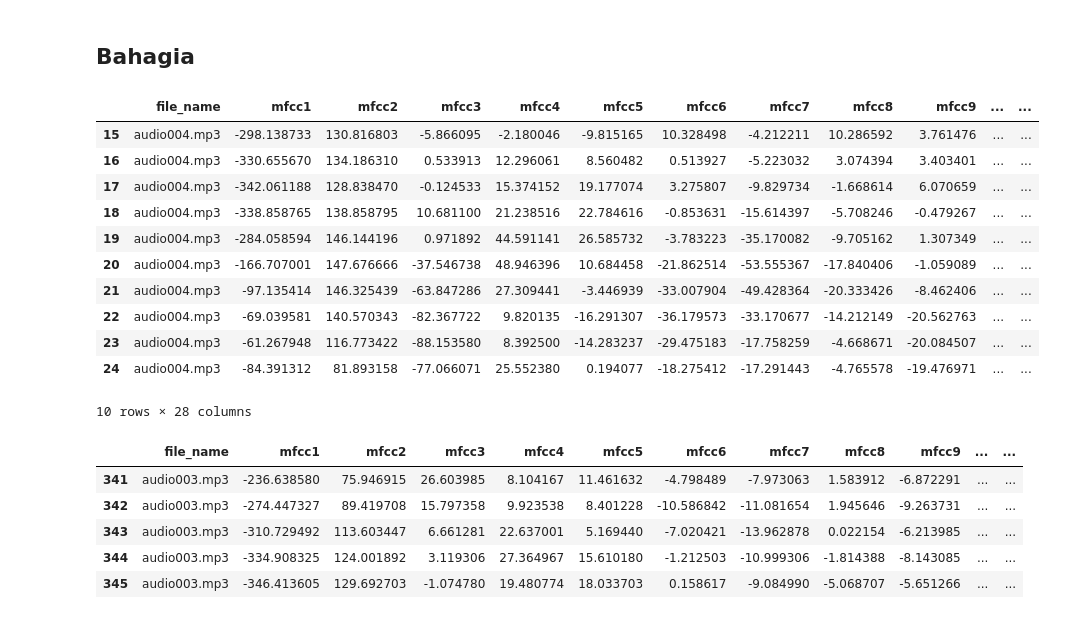
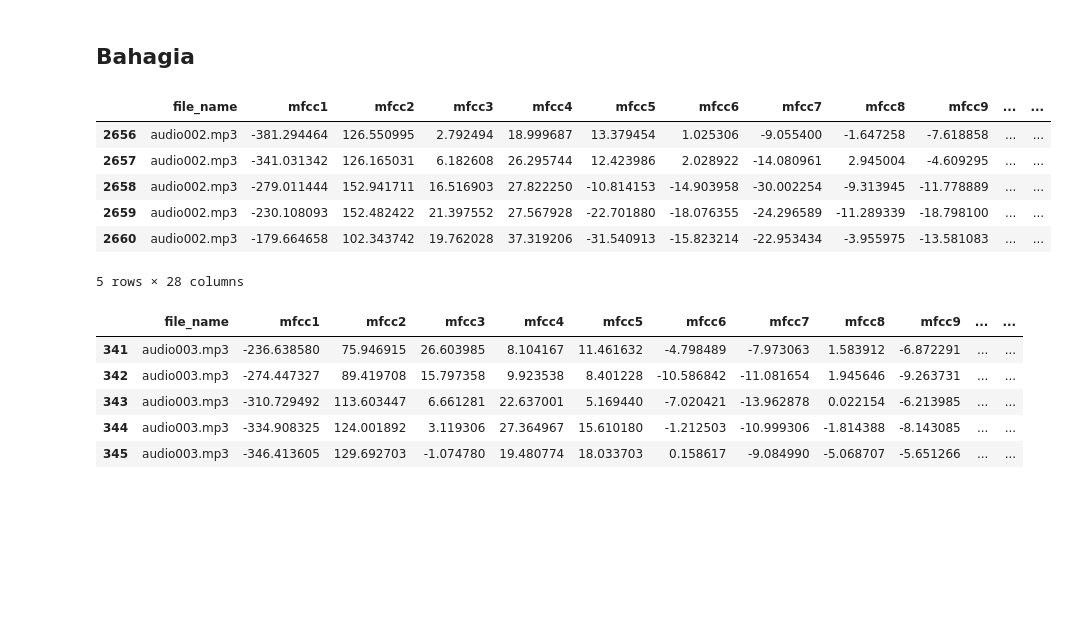
Before and after one commit to mwahid60/audio_preprocesing, a Jupyter notebook: emotion.ipynb, the cells around one changed output. Cells and saved outputs as stored; diff of their text form; code cells hidden in the pictures; blank space fills up the shorter version.

Commit message:
add audio and labeling

```diff
--- a/emotion.ipynb
+++ b/emotion.ipynb
@@ -122,50 +122,58 @@ df
 # **Audio Labeling**
 # %% [markdown]
 ## Bahagia
+# %%
+# Audio001 - Terkejut
+filltersuara = ((df["file_name"] == "audio001.mp3") &
+                 (df["duration"] >= "00:00:310") &
+                 (df["duration"] <= "00:01:425"))
+df.loc[filltersuara, 'terkejut'] = 3.2
+# %%
+# Audio002 - Terkejut
+filltersuara = ((df["file_name"] == "audio002.mp3") &
+                 (df["duration"] >= "00:00:80") &
+                 (df["duration"] <= "00:01:155"))
+df.loc[filltersuara, 'terkejut'] = 4.7
 # %%
-filter_004_01 = ((df["file_name"] == "audio004.mp3") &
+# Audio004 - Bahagia
+filltersuara = ((df["file_name"] == "audio004.mp3") &
                  (df["duration"] >= "00:00:020") &
                  (df["duration"] <= "00:00:380"))
-df.loc[filter_004_01, 'bahagia'] = 2.5
+df.loc[filltersuara, 'bahagia'] = 2.5
 
-filter_004_01 = ((df["file_name"] == "audio004.mp3") &
+filltersuara = ((df["file_name"] == "audio004.mp3") &
                  (df["duration"] >= "00:00:455") &
                  (df["duration"] <= "00:00:820"))
-df.loc[filter_004_01, 'bahagia'] = 2.5
+df.loc[filltersuara, 'bahagia'] = 2.5
 
-filter_004_01 = ((df["file_name"] == "audio004.mp3") &
+filltersuara = ((df["file_name"] == "audio004.mp3") &
                  (df["duration"] > "00:01:250") &
                  (df["duration"] <= "00:02:025"))
-df.loc[filter_004_01, 'bahagia'] = 2.6
+df.loc[filltersuara, 'bahagia'] = 2.6
 
-filter_004_01 = ((df["file_name"] == "audio004.mp3") &
+filltersuara = ((df["file_name"] == "audio004.mp3") &
                  (df["duration"] > "00:02:025") &
                  (df["duration"] <= "00:02:530"))
-df.loc[filter_004_01, 'bahagia'] = 3.2
+df.loc[filltersuara, 'bahagia'] = 3.2
 
-filter_004_01 = ((df["file_name"] == "audio004.mp3") &
+filltersuara = ((df["file_name"] == "audio004.mp3") &
                  (df["duration"] > "00:02:530") &
                  (df["duration"] <= "00:03:180"))
-df.loc[filter_004_01, 'bahagia'] = 4.6
+df.loc[filltersuara, 'bahagia'] = 4.6
 
-filter_004_01 = ((df["file_name"] == "audio004.mp3") &
+filltersuara = ((df["file_name"] == "audio004.mp3") &
                  (df["duration"] > "00:03:180"))
-df.loc[filter_004_01, 'bahagia'] = 3.9
+df.loc[filltersuara, 'bahagia'] = 3.9
 # %%
-df.loc[df['file_name']=='audio004.mp3'][15:25]
+df.loc[df['file_name']=='audio002.mp3'].head()
 # %% [output]
 |  | file_name | mfcc1 | mfcc2 | mfcc3 | mfcc4 | mfcc5 | mfcc6 | mfcc7 | mfcc8 | mfcc9 | ... | ... |
-| 15 | audio004.mp3 | -298.138733 | 130.816803 | -5.866095 | -2.180046 | -9.815165 | 10.328498 | -4.212211 | 10.286592 | 3.761476 | ... | ... |
-| 16 | audio004.mp3 | -330.655670 | 134.186310 | 0.533913 | 12.296061 | 8.560482 | 0.513927 | -5.223032 | 3.074394 | 3.403401 | ... | ... |
-| 17 | audio004.mp3 | -342.061188 | 128.838470 | -0.124533 | 15.374152 | 19.177074 | 3.275807 | -9.829734 | -1.668614 | 6.070659 | ... | ... |
-| 18 | audio004.mp3 | -338.858765 | 138.858795 | 10.681100 | 21.238516 | 22.784616 | -0.853631 | -15.614397 | -5.708246 | -0.479267 | ... | ... |
-| 19 | audio004.mp3 | -284.058594 | 146.144196 | 0.971892 | 44.591141 | 26.585732 | -3.783223 | -35.170082 | -9.705162 | 1.307349 | ... | ... |
-| 20 | audio004.mp3 | -166.707001 | 147.676666 | -37.546738 | 48.946396 | 10.684458 | -21.862514 | -53.555367 | -17.840406 | -1.059089 | ... | ... |
-| 21 | audio004.mp3 | -97.135414 | 146.325439 | -63.847286 | 27.309441 | -3.446939 | -33.007904 | -49.428364 | -20.333426 | -8.462406 | ... | ... |
-| 22 | audio004.mp3 | -69.039581 | 140.570343 | -82.367722 | 9.820135 | -16.291307 | -36.179573 | -33.170677 | -14.212149 | -20.562763 | ... | ... |
-| 23 | audio004.mp3 | -61.267948 | 116.773422 | -88.153580 | 8.392500 | -14.283237 | -29.475183 | -17.758259 | -4.668671 | -20.084507 | ... | ... |
-| 24 | audio004.mp3 | -84.391312 | 81.893158 | -77.066071 | 25.552380 | 0.194077 | -18.275412 | -17.291443 | -4.765578 | -19.476971 | ... | ... |
+| 2656 | audio002.mp3 | -381.294464 | 126.550995 | 2.792494 | 18.999687 | 13.379454 | 1.025306 | -9.055400 | -1.647258 | -7.618858 | ... | ... |
+| 2657 | audio002.mp3 | -341.031342 | 126.165031 | 6.182608 | 26.295744 | 12.423986 | 2.028922 | -14.080961 | 2.945004 | -4.609295 | ... | ... |
+| 2658 | audio002.mp3 | -279.011444 | 152.941711 | 16.516903 | 27.822250 | -10.814153 | -14.903958 | -30.002254 | -9.313945 | -11.778889 | ... | ... |
+| 2659 | audio002.mp3 | -230.108093 | 152.482422 | 21.397552 | 27.567928 | -22.701880 | -18.076355 | -24.296589 | -11.289339 | -18.798100 | ... | ... |
+| 2660 | audio002.mp3 | -179.664658 | 102.343742 | 19.762028 | 37.319206 | -31.540913 | -15.823214 | -22.953434 | -3.955975 | -13.581083 | ... | ... |
-10 rows × 28 columns
+5 rows × 28 columns
 # %%
 df[df['file_name']== 'audio003.mp3'].tail(5)
 # %% [output]
```
Also changed, not shown: parts of 2 cells of this notebook, 4 other files.
